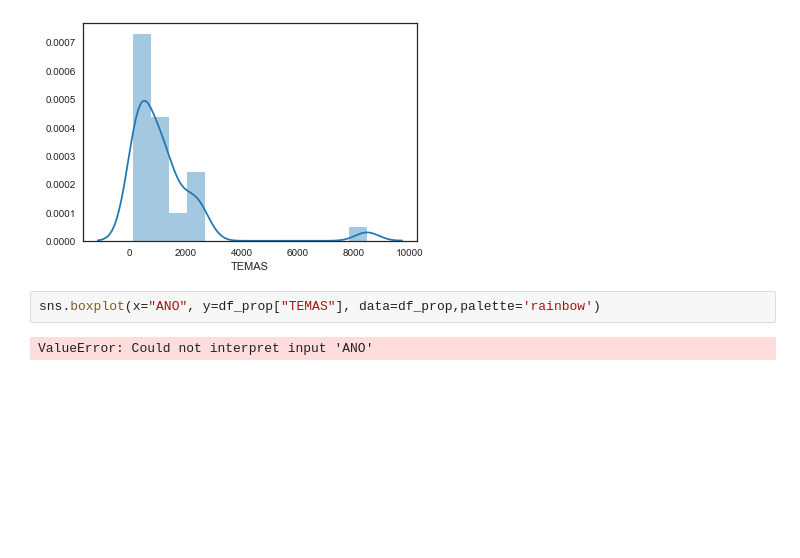
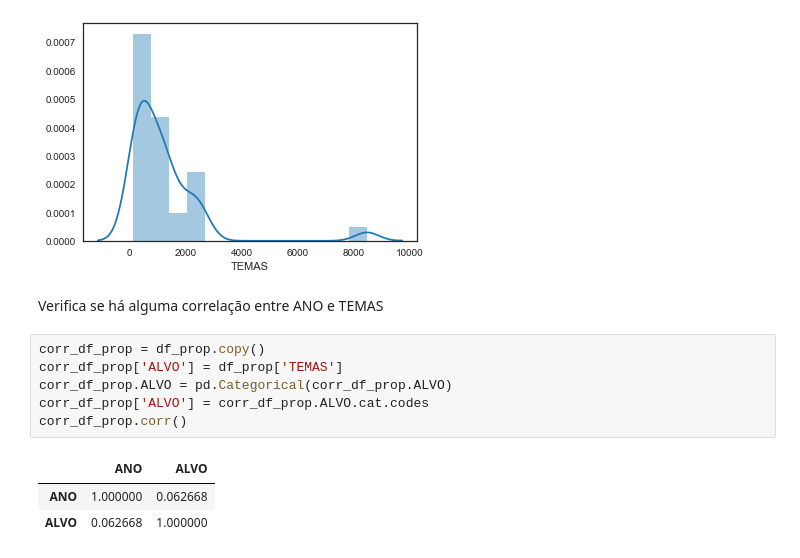
Before and after one commit to DiegoKremer/meu-politico, a Jupyter notebook: data_analysis/analise_proposicoes.ipynb, the cells around one changed output. Drawn from its saved outputs; the diff is of its cells as text; blank space fills up the shorter version.

```diff
--- a/data_analysis/analise_proposicoes.ipynb
+++ b/data_analysis/analise_proposicoes.ipynb
@@ -382,7 +394,15 @@ sns.distplot(df_prop['TEMAS'].value_counts())
 # %% [output]
 <matplotlib.axes._subplots.AxesSubplot at 0x...>
 [figure]
-# %%
-sns.boxplot(x="ANO", y=df_prop["TEMAS"], data=df_prop,palette='rainbow')
-# %% [output]
-ValueError: Could not interpret input 'ANO'
+# %% [markdown]
+Verifica se há alguma correlação entre ANO e TEMAS
+# %%
+corr_df_prop = df_prop.copy()
+corr_df_prop['ALVO'] = df_prop['TEMAS']
+corr_df_prop.ALVO = pd.Categorical(corr_df_prop.ALVO)
+corr_df_prop['ALVO'] = corr_df_prop.ALVO.cat.codes
+corr_df_prop.corr()
+# %% [output]
+|  | ANO | ALVO |
+| ANO | 1.000000 | 0.062668 |
+| ALVO | 0.062668 | 1.000000 |
```
Also changed, not shown: parts of 8 cells of this notebook.
